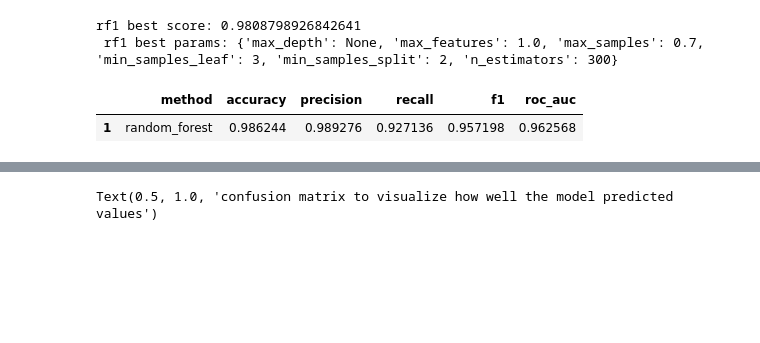
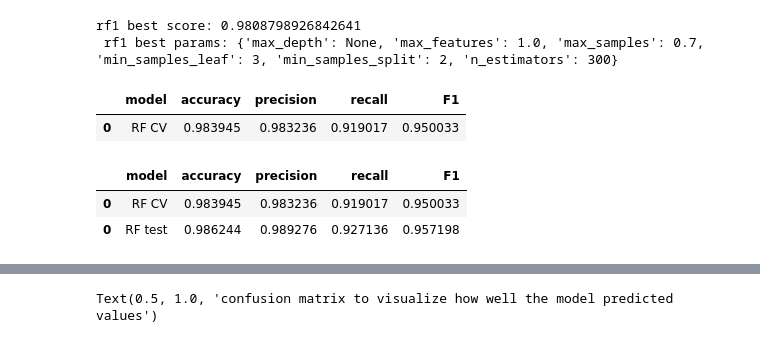
Before and after one commit to aleeex-j/portfolio, a Jupyter notebook: hr-random-forest-classifier.ipynb, the cells around one changed output, grey strips where cells are left out. Drawn from its saved outputs; the diff is of its cells as text; code cells hidden in the pictures; blank space fills up the shorter version.

Commit message:
Predicting Employee Satisfaction

```diff
--- a/hr-random-forest-classifier.ipynb
+++ b/hr-random-forest-classifier.ipynb
@@ -321,25 +322,63 @@ print('rf1 best score:', rf1.best_score_, '\n',
 # %% [output]
 rf1 best score: 0.9808798926842641
  rf1 best params: {'max_depth': None, 'max_features': 1.0, 'max_samples': 0.7, 'min_samples_leaf': 3, 'min_samples_split': 2, 'n_estimators': 300}
+# %%
+def make_results(model_name:str, model_object, metric:str):
+    metric_dict = {'precision': 'mean_test_precision',
+                 'recall': 'mean_test_recall',
+                 'f1': 'mean_test_f1',
+                 'accuracy': 'mean_test_accuracy',
+                 }
+
+    cv_results = pd.DataFrame(model_object.cv_results_)
+
+    best_estimator_results = cv_results.iloc[cv_results[metric_dict[metric]].idxmax(), :]
+
+    f1 = best_estimator_results.mean_test_f1
+    recall = best_estimator_results.mean_test_recall
+    precision = best_estimator_results.mean_test_precision
+    accuracy = best_estimator_results.mean_test_accuracy
+
+    # Create table of results
+    table = pd.DataFrame({'model': [model_name],
+                        'accuracy': [accuracy],
+                        'precision': [precision],
+                        'recall': [recall],
+                        'F1': [f1]},
+                       )
+
+    return table
+
+results = make_results('RF CV', rf1, 'f1')
+results
+# %% [output]
+|  | model | accuracy | precision | recall | F1 |
+| 0 | RF CV | 0.983945 | 0.983236 | 0.919017 | 0.950033 |
 # %%
-y_pred = rf1.predict(x_test)
-accuracy = metrics.accuracy_score(y_test, y_pred)
-precision = metrics.precision_score(y_test, y_pred)
-recall = metrics.recall_score(y_test, y_pred)
-f1 = metrics.f1_score(y_test, y_pred)
-roc_auc = metrics.roc_auc_score(y_test, y_pred)
+y_pred = rf1.best_estimator_.predict(x_test)
 
-table = {'method': 'random_forest',
-        'accuracy': accuracy,
-        'precision': precision,
-        'recall': recall,
-        'f1': f1,
-        'roc_auc': roc_auc}
-table = pd.DataFrame(data=table, index=[1])
-table
+def get_test_scores(model_name:str, y_pred, y_test):
+    accuracy = metrics.accuracy_score(y_test, y_pred)
+    precision = metrics.precision_score(y_test, y_pred)
+    recall = metrics.recall_score(y_test, y_pred)
+    f1 = metrics.f1_score(y_test, y_pred)
+
+    table = pd.DataFrame({'model': [model_name],
+                        'precision': [precision],
+                        'recall': [recall],
+                        'F1': [f1],
+                        'accuracy': [accuracy]
+                        })
+
+    return table
+
+rf_test_scores = get_test_scores('RF test', y_pred, y_test)
+results = pd.concat([results, rf_test_scores], axis=0)
+results
 # %% [output]
-|  | method | accuracy | precision | recall | f1 | roc_auc |
-| 1 | random_forest | 0.986244 | 0.989276 | 0.927136 | 0.957198 | 0.962568 |
+|  | model | accuracy | precision | recall | F1 |
+| 0 | RF CV | 0.983945 | 0.983236 | 0.919017 | 0.950033 |
+| 0 | RF test | 0.986244 | 0.989276 | 0.927136 | 0.957198 |
 # %%
 ##comparing random forest classifier against a decision tree
 tree = DecisionTreeClassifier(random_state=1)
```
Also changed, not shown: parts of 10 cells of this notebook.
